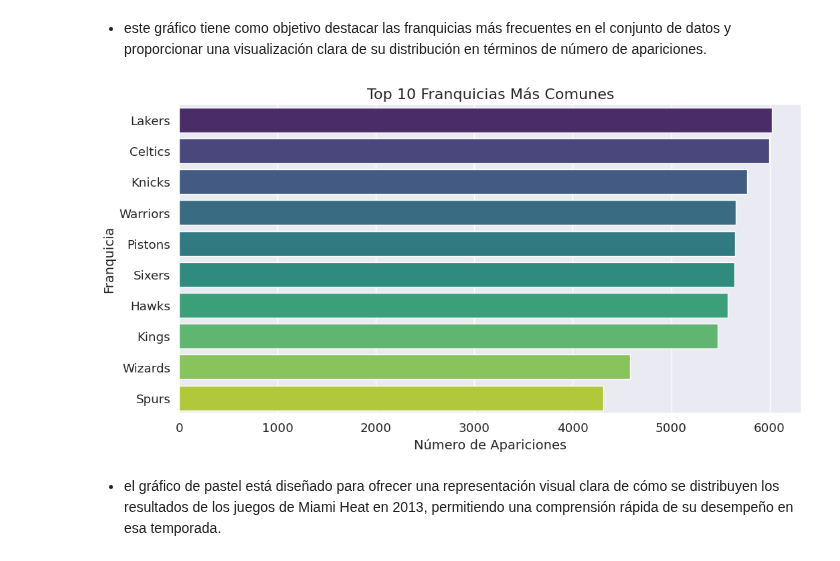
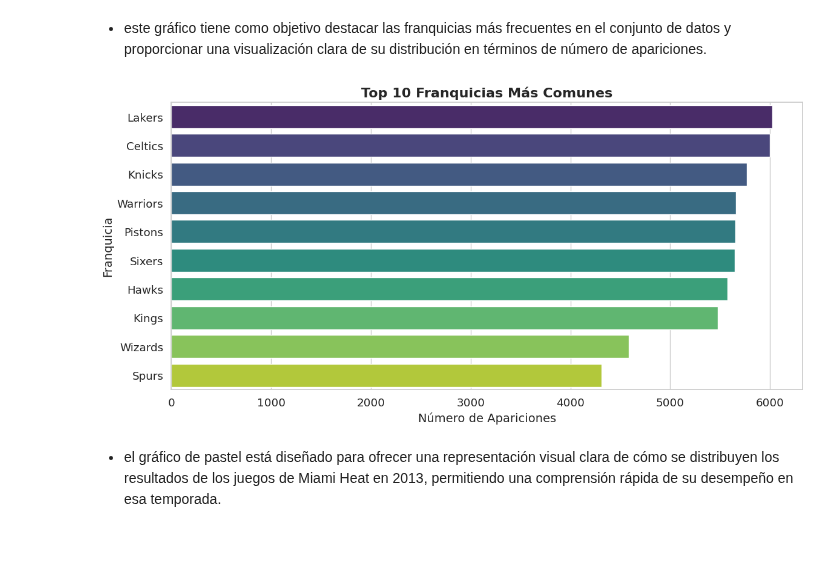
Before and after one commit to jorgeav527/py-fundamentals-ds, a Jupyter notebook: capitulo-4/Lab6_Exploracion.ipynb, the cells around one changed output. Drawn from its saved outputs; the diff is of its cells as text; code cells hidden in the pictures.

```diff
--- a/capitulo-4/Lab6_Exploracion.ipynb
+++ b/capitulo-4/Lab6_Exploracion.ipynb
@@ -512,32 +524,37 @@ plt.show()
 # %% [markdown]
 - este gráfico tiene como objetivo destacar las franquicias más frecuentes en el conjunto de datos y proporcionar una visualización clara de su distribución en términos de número de apariciones.
 # %%
-#bar plot
-# Obtener las 10 franquicias más comunes
-top_franquicias = nba["fran_id"].value_counts().head(10)
+# 1. Obtener las 10 franquicias con más apariciones
+top_franquicias = nba["fran_id"].value_counts().head(10).reset_index()
+top_franquicias.columns = ['fran_id', 'apariciones']
 
-# Configuración de estilo de Seaborn
-sns.set(style="whitegrid")
+# 2. Estilo general y tamaño del gráfico
+sns.set(style="whitegrid", font_scale=1.2)
+plt.figure(figsize=(12, 6))
 
-# Configuración del tamaño del gráfico y de la fuente
-plt.figure(figsize=(12, 6))
-sns.set(font_scale=1.2)
+# 3. Gráfico de barras horizontal con `hue` para poder usar `palette`
+sns.barplot(
+    data=top_franquicias,
+    x='apariciones',
+    y='fran_id',
+    hue='fran_id',
+    palette='viridis',
+    legend=False  # Ocultamos la leyenda porque ya se ve en el eje Y
+)
 
-# Gráfico de barras horizontal para las franquicias más comunes
-sns.barplot(x=top_franquicias.values, y=top_franquicias.index, hue=top_franquicias.index, palette="viridis", legend=False)
+# 4. Títulos y etiquetas
+plt.title("Top 10 Franquicias Más Comunes", fontsize=16, weight='bold')
+plt.xlabel("Número de Apariciones", fontsize=14)
+plt.ylabel("Franquicia", fontsize=14)
 
-# Añadir títulos y etiquetas
-plt.title('Top 10 Franquicias Más Comunes', fontsize=16)
-plt.xlabel('Número de Apariciones', fontsize=14)
-plt.ylabel('Franquicia', fontsize=14)
+# 5. Ajustes visuales
+plt.xticks(rotation=0)
+plt.tight_layout()
 
-# Ajustes adicionales si es necesario
-plt.xticks(rotation=0)
-
-# Mostrar el gráfico
+# 6. Mostrar el gráfico
 plt.show()
 # %% [output]
-[figure, old version]
+[figure, new version]
 # %% [markdown]
 - el gráfico de pastel está diseñado para ofrecer una representación visual clara de cómo se distribuyen los resultados de los juegos de Miami Heat en 2013, permitiendo una comprensión rápida de su desempeño en esa temporada.
 # %%
```
Also changed, not shown: parts of 2 cells of this notebook, 10 other files.
